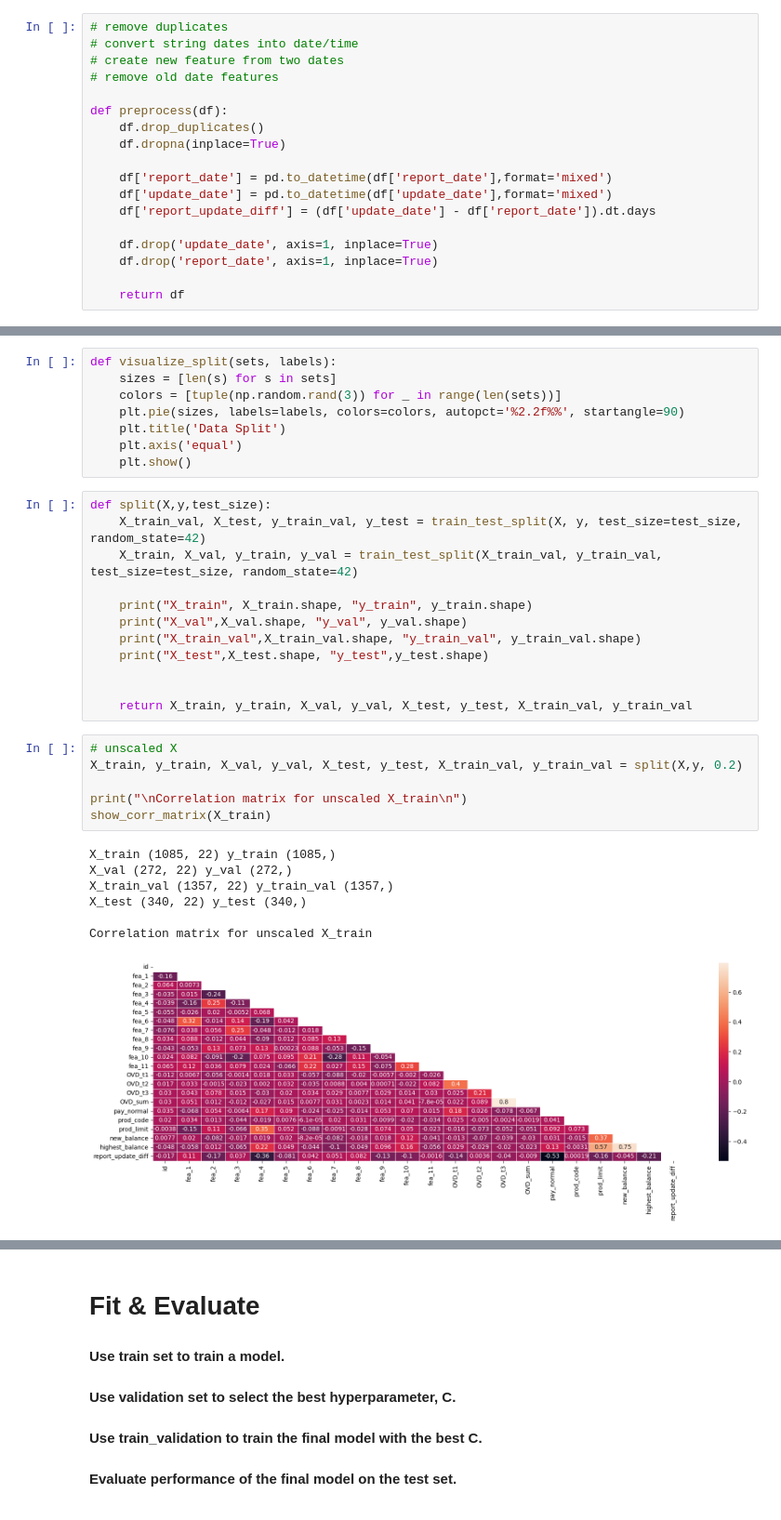
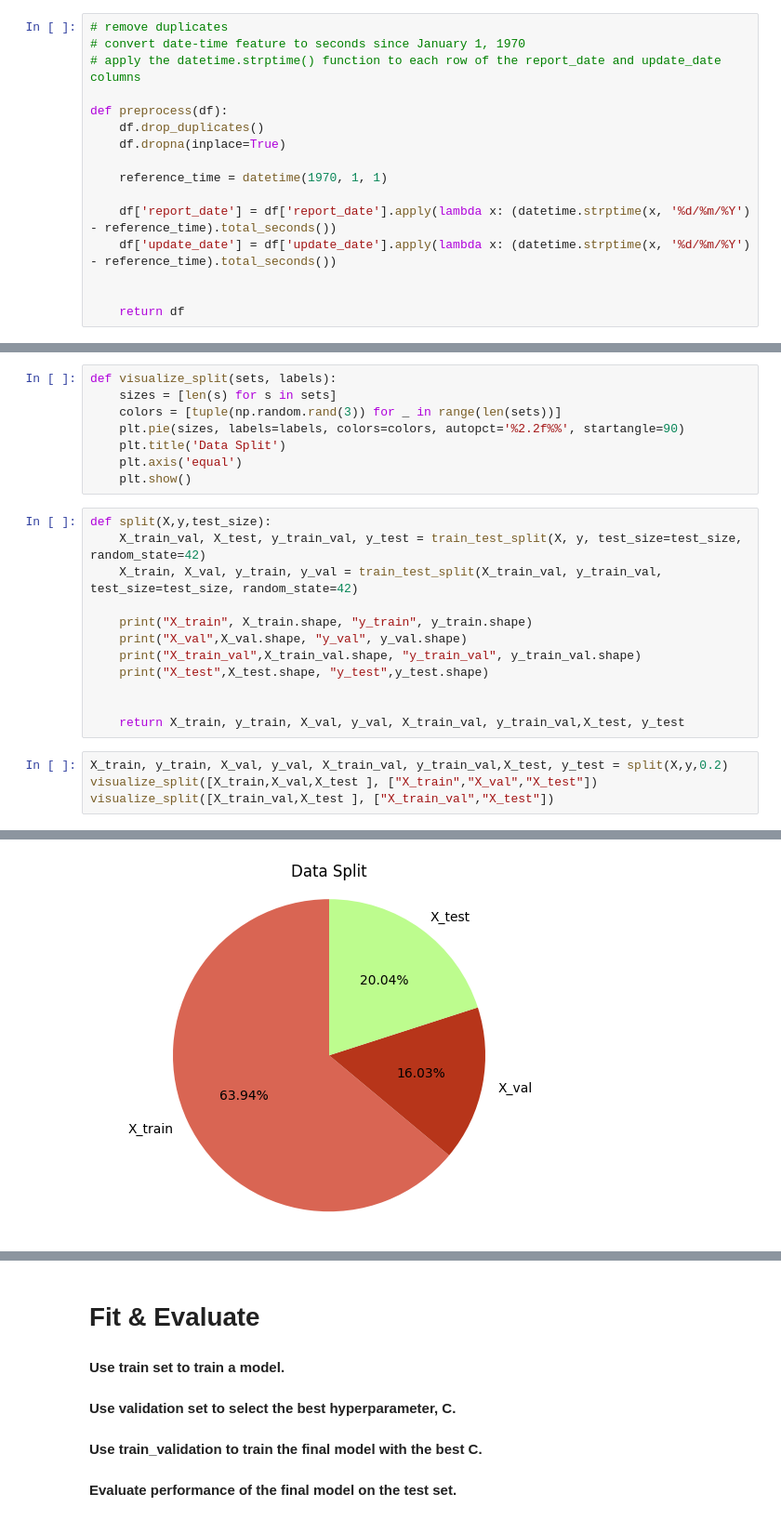
Before and after one commit to aruuuke/CreditRisk, a Jupyter notebook: LogisticRegression.ipynb, the cells around one changed output, grey strips where cells are left out. Shown at 93% size. Saved outputs shown, nothing was run; the diff lists cells and outputs as text.

```diff
--- a/LogisticRegression.ipynb
+++ b/LogisticRegression.ipynb
@@ -159,20 +160,18 @@ def show_corr_matrix(X):
     plt.show()
 # %%
 # remove duplicates
-# convert string dates into date/time
-# create new feature from two dates
-# remove old date features
+# convert date-time feature to seconds since January 1, 1970
+# apply the datetime.strptime() function to each row of the report_date and update_date columns
 
 def preprocess(df):
     df.drop_duplicates()
     df.dropna(inplace=True)
 
-    df['report_date'] = pd.to_datetime(df['report_date'],format='mixed')
-    df['update_date'] = pd.to_datetime(df['update_date'],format='mixed')
-    df['report_update_diff'] = (df['update_date'] - df['report_date']).dt.days
+    reference_time = datetime(1970, 1, 1)
 
-    df.drop('update_date', axis=1, inplace=True)
-    df.drop('report_date', axis=1, inplace=True)
+    df['report_date'] = df['report_date'].apply(lambda x: (datetime.strptime(x, '%d/%m/%Y') - reference_time).total_seconds())
+    df['update_date'] = df['update_date'].apply(lambda x: (datetime.strptime(x, '%d/%m/%Y') - reference_time).total_seconds())
+
 
     return df
 # %%
@@ -234,18 +233,9 @@ def split(X,y,test_size):
     print("X_test",X_test.shape, "y_test",y_test.shape)
 
 
-    return X_train, y_train, X_val, y_val, X_test, y_test, X_train_val, y_train_val
+    return X_train, y_train, X_val, y_val, X_train_val, y_train_val,X_test, y_test
-# %%
-# unscaled X
-X_train, y_train, X_val, y_val, X_test, y_test, X_train_val, y_train_val = split(X,y, 0.2)
-
-print("\nCorrelation matrix for unscaled X_train\n")
-show_corr_matrix(X_train)
-# %% [output]
-X_train (1085, 22) y_train (1085,)
-X_val (272, 22) y_val (272,)
-X_train_val (1357, 22) y_train_val (1357,)
-X_test (340, 22) y_test (340,)
-
-Correlation matrix for unscaled X_train
-[figure, removed]
+# %%
+X_train, y_train, X_val, y_val, X_train_val, y_train_val,X_test, y_test = split(X,y,0.2)
+visualize_split([X_train,X_val,X_test ], ["X_train","X_val","X_test"])
+visualize_split([X_train_val,X_test ], ["X_train_val","X_test"])
+# %% [output]
@@ -251,0 +246 @@ Correlation matrix for unscaled X_train
+[figure, added]
```
Also changed, not shown: parts of 13 cells of this notebook.
